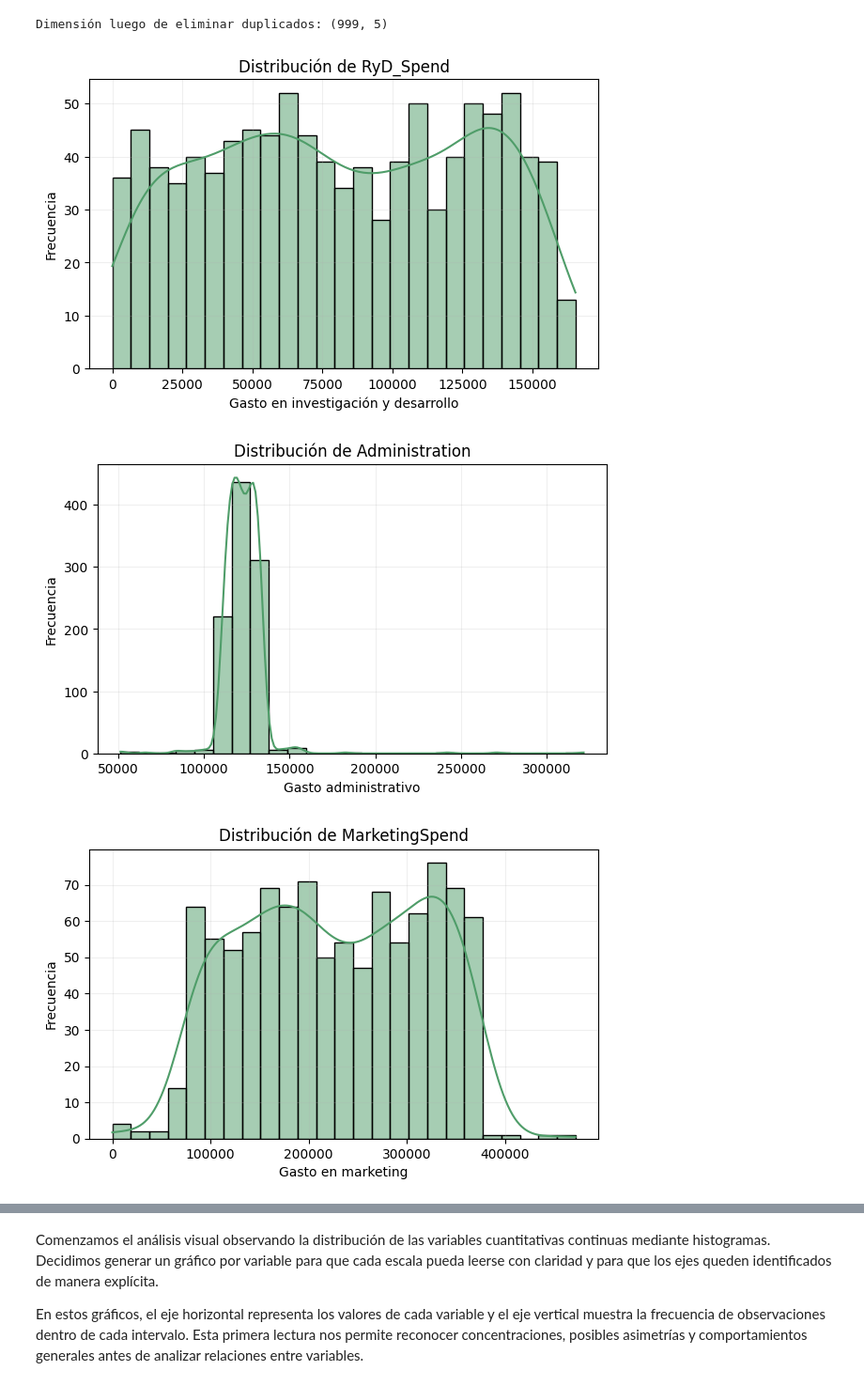
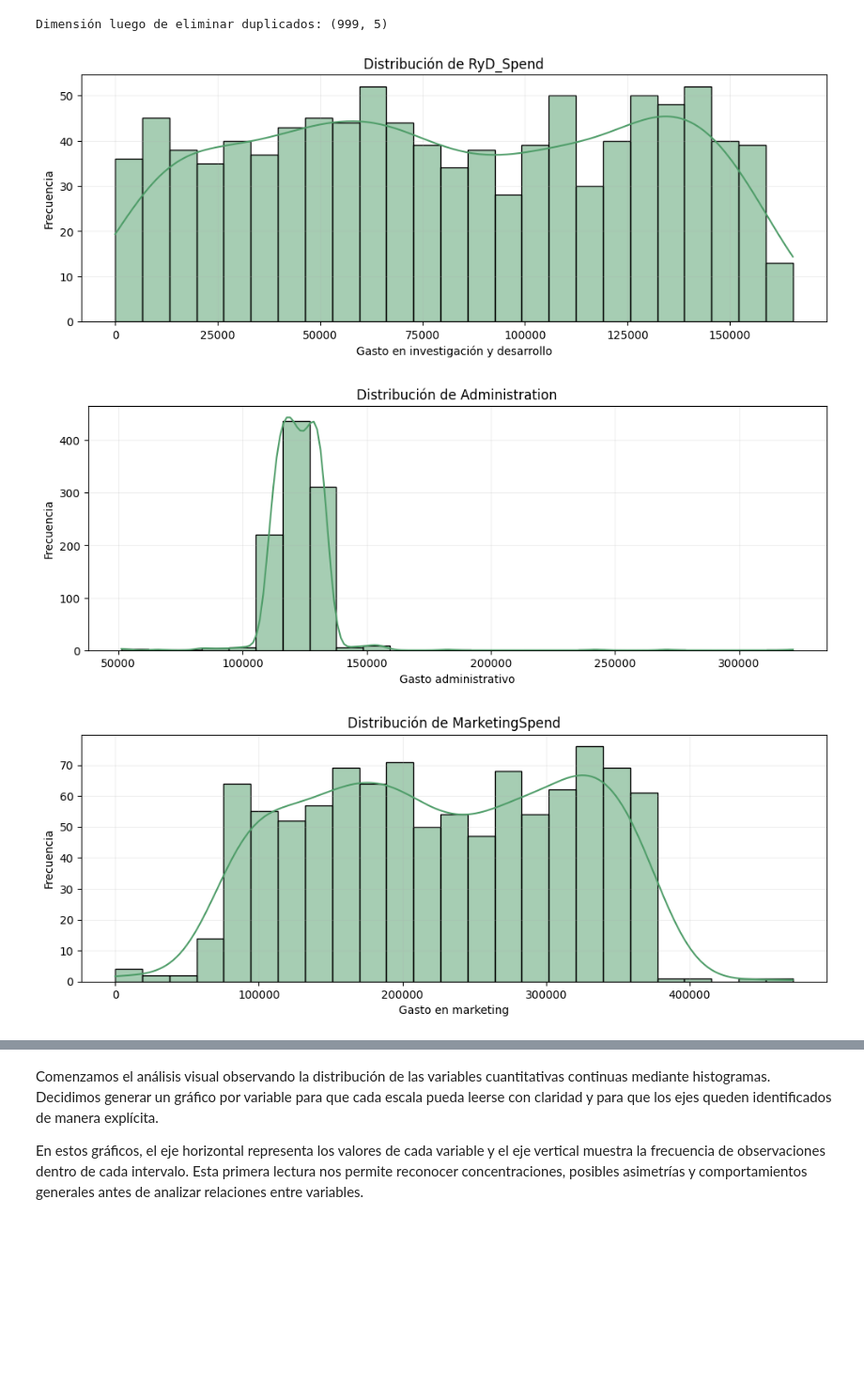
Before and after one commit to laraonys/tp2-md-onyskiw-mu-oz, a Jupyter notebook: Regresion-Munoz-Onyskiw.ipynb, the cells around one changed output, grey strips where cells are left out. Shown at 94% size. Saved outputs shown, nothing was run; the diff lists cells and outputs as text; code cells hidden in the pictures; blank space fills up the shorter version.

```diff
--- a/Regresion-Munoz-Onyskiw.ipynb
+++ b/Regresion-Munoz-Onyskiw.ipynb
@@ -85,31 +85,31 @@ Dimensión luego de eliminar duplicados: (999, 5)
 # %%
 columnas_num = ["RyD_Spend", "Administration", "MarketingSpend", "Profit"]
 
 etiquetas = {
     "RyD_Spend": "Gasto en investigación y desarrollo",
     "Administration": "Gasto administrativo",
     "MarketingSpend": "Gasto en marketing",
     "Profit": "Ganancia"
 }
 
 
 for col in columnas_num:
-    plt.figure(figsize=(7, 4))
+    plt.figure(figsize=(12, 4))
 
     sns.histplot(
         data=dataCompanies,
         x=col,
         bins=25,
         kde=True,
         color="#4f9d69"
     )
 
     plt.title("Distribución de " + col)
     plt.xlabel(etiquetas[col])
     plt.ylabel("Frecuencia")
     plt.grid(alpha=0.2)
     plt.show()
 # %% [output]
-[figure, old version]
+[figure, new version]
-[figure, old version]
+[figure, new version]
-[figure, old version]
+[figure, new version]
```
Also changed, not shown: parts of 5 cells of this notebook, 2 other files.
